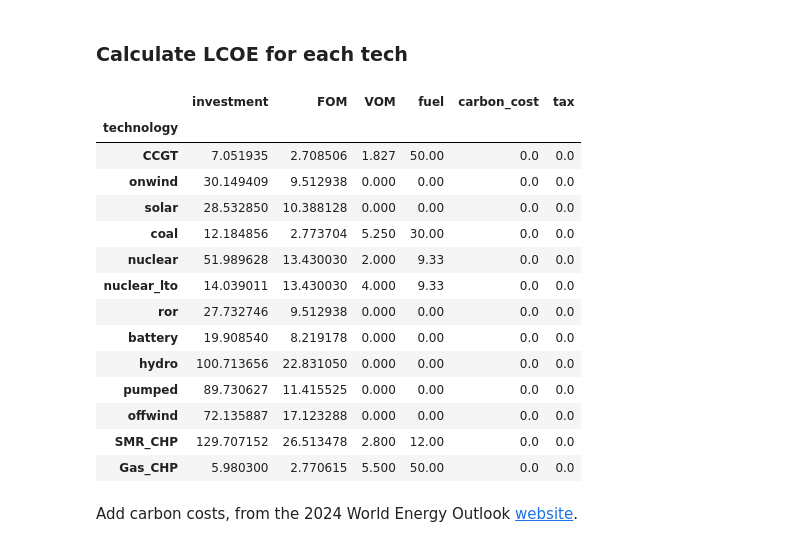
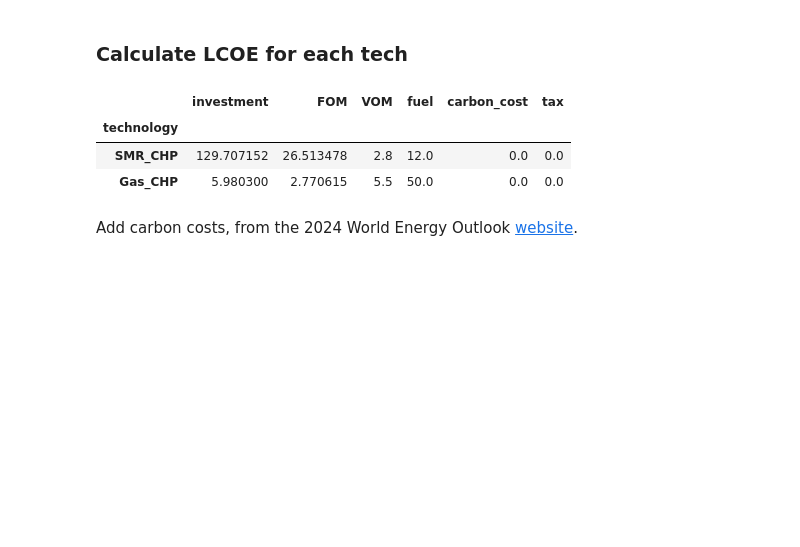
Before and after one commit to C-ansi-eof/SIDNE-Model, a Jupyter notebook: SMR_multilink.ipynb, the cells around one changed output. Saved outputs shown, nothing was run; the diff lists cells and outputs as text; code cells hidden in the pictures; blank space fills up the shorter version.

```diff
--- a/SMR_multilink.ipynb
+++ b/SMR_multilink.ipynb
@@ -57,25 +53,14 @@ cost=pd.read_csv('./cost_final24.csv', index_col=0)
 # %%
 # Compute all LCOEs
 df = pd.DataFrame()
-techs=['CCGT','onwind','solar','coal','nuclear','nuclear_lto','ror','battery','hydro','pumped','offwind','SMR_CHP', 'Gas_CHP']
+techs=['SMR_CHP', 'Gas_CHP']
 
 for tech in techs:
     df=pd.concat([df, packages.LCOE(tech, cost, tech)])
 
 df
 # %% [output]
 |  | investment | FOM | VOM | fuel | carbon_cost | tax |
 | technology |  |  |  |  |  |  |
-| CCGT | 7.051935 | 2.708506 | 1.827 | 50.00 | 0.0 | 0.0 |
-| onwind | 30.149409 | 9.512938 | 0.000 | 0.00 | 0.0 | 0.0 |
-| solar | 28.532850 | 10.388128 | 0.000 | 0.00 | 0.0 | 0.0 |
-| coal | 12.184856 | 2.773704 | 5.250 | 30.00 | 0.0 | 0.0 |
-| nuclear | 51.989628 | 13.430030 | 2.000 | 9.33 | 0.0 | 0.0 |
-| nuclear_lto | 14.039011 | 13.430030 | 4.000 | 9.33 | 0.0 | 0.0 |
-| ror | 27.732746 | 9.512938 | 0.000 | 0.00 | 0.0 | 0.0 |
-| battery | 19.908540 | 8.219178 | 0.000 | 0.00 | 0.0 | 0.0 |
-| hydro | 100.713656 | 22.831050 | 0.000 | 0.00 | 0.0 | 0.0 |
-| pumped | 89.730627 | 11.415525 | 0.000 | 0.00 | 0.0 | 0.0 |
-| offwind | 72.135887 | 17.123288 | 0.000 | 0.00 | 0.0 | 0.0 |
-| SMR_CHP | 129.707152 | 26.513478 | 2.800 | 12.00 | 0.0 | 0.0 |
-| Gas_CHP | 5.980300 | 2.770615 | 5.500 | 50.00 | 0.0 | 0.0 |
+| SMR_CHP | 129.707152 | 26.513478 | 2.8 | 12.0 | 0.0 | 0.0 |
+| Gas_CHP | 5.980300 | 2.770615 | 5.5 | 50.0 | 0.0 | 0.0 |
```
Also changed, not shown: parts of 18 cells of this notebook, 1 other file.
